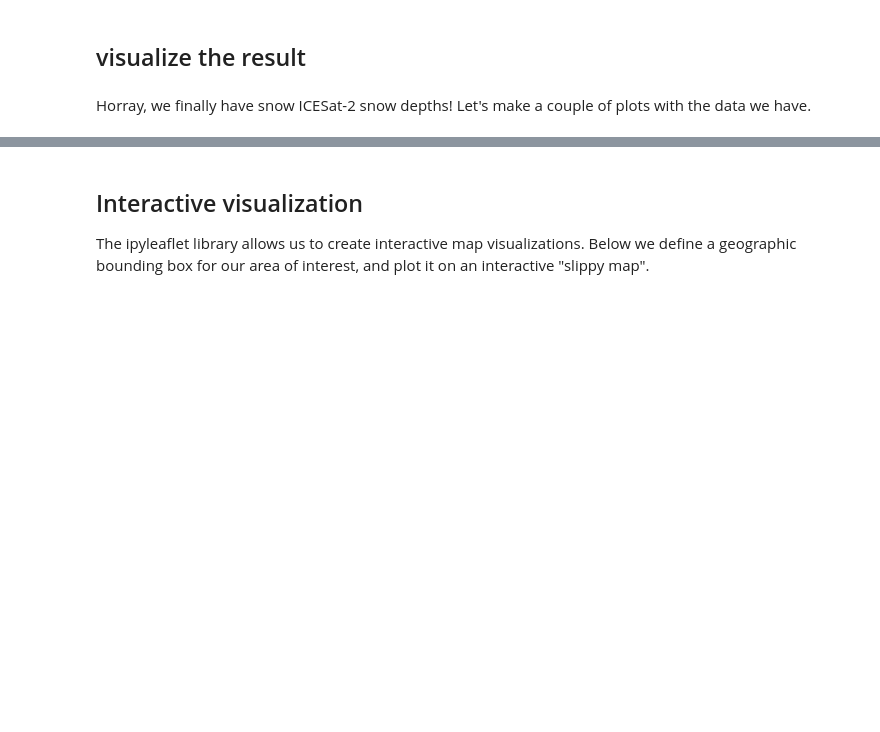
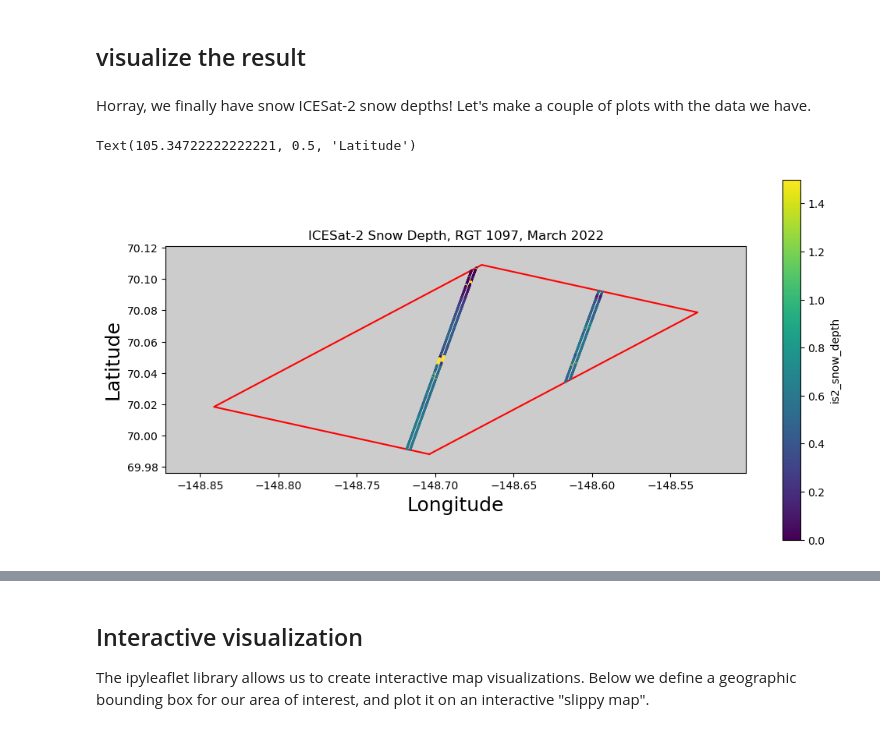
Before and after one commit to KarinaZikan/ICESat-2-Hackweek-2023, a Jupyter notebook: book/tutorials/applications-snow-depth/applications-tutorial-snow-depth.ipynb, the cells around one changed output, grey strips where cells are left out. Cells and saved outputs as stored; diff of their text form; code cells hidden in the pictures; blank space fills up the shorter version.

```diff
--- a/book/tutorials/applications-snow-depth/applications-tutorial-snow-depth.ipynb
+++ b/book/tutorials/applications-snow-depth/applications-tutorial-snow-depth.ipynb
@@ -182,8 +203,8 @@ UAF lidar rasters normally have a spatial resolution of 0.5 m, which would take
 The best way to load lidar DEMs/DTMs is to use `rioxarray`:
 # %%
 # File paths for UAF rasters
-f_snow_off = f'{path}/lidar-dems/coastalplain_2022aug31_dtm_3m.tif'
-f_snow_on = f'{path}/lidar-dems/coastalplain_2022mar12_snowdepth_3m.tif'
+f_snow_off = f'{path}coastalplain_2022aug31_dtm_3m.tif'
+f_snow_on = f'{path}coastalplain_2022mar12_snowdepth_3m.tif'
 
 # Load files as rioxarray datasets
 lidar_snow_off = rioxarray.open_rasterio(f_snow_off)
@@ -194,9 +215,9 @@ It is not immediately obvious, but the UAF rasters are in a different spatial pr
 In order to directly compare these two datasets, we are going to add reprojected coordinates to the ICESat-2 DataFrame. In essence, we will go from **latitude/longitude** to **northing/easting**. Luckily, there is an easy way to do this with GeoPandas, specifically the `geopandas.to_crs()` function.
 # %%
 # Initialize ICESat-2 coordinate projection
-is2_df = is2_df.set_crs("EPSG:4326")
+is2_df_subset = is2_df_subset.set_crs("EPSG:4326")
 
 # Change to EPSG:32606
-is2_df = is2_df.to_crs("EPSG:32606")
+is2_df_subset = is2_df_subset.to_crs("EPSG:32606")
 
-is2_df.head()
+is2_df_subset.head()
@@ -280,6 +314,12 @@ def coregister_is2(lidar_snow_off, lidar_snow_on, is2_df):
     return is2_uaf_df
 # %%
 # Co-register ICESat-2 and UAF using the above function
-is2_uaf_df = coregister_is2(lidar_snow_off, lidar_snow_on, is2_df)
+is2_uaf_df = coregister_is2(lidar_snow_off, lidar_snow_on, is2_df_subset)
 
-is2_uaf_df.head()
+# Convert to a GeoDataFrame
+geom = gpd.points_from_xy(is2_uaf_df.lon, is2_uaf_df.lat)
+is2_uaf_gpd = gpd.GeoDataFrame(is2_uaf_df,
+                               geometry=geom,
+                               crs="EPSG:4326")
+
+is2_uaf_gpd.head()
@@ -301,10 +349,10 @@ To derive snow depth with ICESat-2, we need a snow-off DEM and ICESat-2 observat
 Thus, deriving snow depth is now as simple as taking the difference between `is2_height` and `lidar_height`:
 # %%
 # Derive snow depth using snow-on/snow-off differencing
-is2_uaf_df['is2_snow_depth'] = is2_uaf_df['is2_height'] - is2_uaf_df['lidar_height']
+is2_uaf_gpd['is2_snow_depth'] = is2_uaf_gpd['is2_height'] - is2_uaf_gpd['lidar_height']
 
 # Estimate the difference (bias) between IS-2 depths and UAF depths
-is2_uaf_df['snow_depth_residual'] = is2_uaf_df['is2_snow_depth'] - is2_uaf_df['lidar_snow_depth']
+is2_uaf_gpd['snow_depth_residual'] = is2_uaf_gpd['is2_snow_depth'] - is2_uaf_gpd['lidar_snow_depth']
 # %% [markdown]
 ## visualize the result
 # %% [markdown]
@@ -312,23 +360,29 @@ Horray, we finally have snow ICESat-2 snow depths! Let's make a couple of plots
 # %%
 ## Map Plot
 # Define plot margins
-lidar_lons = [-148.67, -148.53, -148.70, -148.84, -184.67]
-lidar_lats = [70.11, 70.08, 69.99, 70.02, 70.11]
-lon_margin = (max(lons) - min(lons)) * 0.1
-lat_margin = (max(lats) - min(lats)) * 0.1
+#lidar_lons = [-148.67, -148.53, -148.70, -148.84, -184.67]
+#lidar_lats = [70.11, 70.08, 69.99, 70.02, 70.11]
+#lon_margin = (max(lons) - min(lons)) * 0.1
+#lat_margin = (max(lats) - min(lats)) * 0.1
 
 # Create Plot
 fig,ax = plt.subplots(num=None, figsize=(12, 6))
 
 # Plot SlideRule Ground Tracks
 ax.set_title("ICESat-2 Snow Depth, RGT 1097, March 2022")
-is2_uaf_df.plot.scatter(ax=ax, x='x', y='y', c='is2_snow_depth', s=1.0, zorder=3)
+is2_uaf_gpd.plot.scatter(ax=ax, x='lon', y='lat', c='is2_snow_depth',
+                             s=1.0, zorder=3, vmin=0, vmax=1.5)
 world = gpd.read_file(gpd.datasets.get_path('naturalearth_lowres'))
 world.plot(ax=ax, color='0.8', edgecolor='black')
-ax.plot(lidar_lons, lidar_lats, linewidth=1.5, color='r', zorder=2)
+ax.plot(box_lon, box_lat, linewidth=1.5, color='r', zorder=2)
 ax.set_xlim(min(lons) - lon_margin, max(lons) + lon_margin)
 ax.set_ylim(min(lats) - lat_margin, max(lats) + lat_margin)
 ax.set_aspect('equal', adjustable='box')
+ax.set_xlabel('Longitude', fontsize=18)
+ax.set_ylabel('Latitude', fontsize=18)
+# %% [output]
+Text(105.34722222222221, 0.5, 'Latitude')
+[figure, added]
 # %%
 ## Along-track snow depth comparison
 # Plot snow depths for the three strong beams
```
Also changed, not shown: parts of 12 cells of this notebook, 3 other files.
